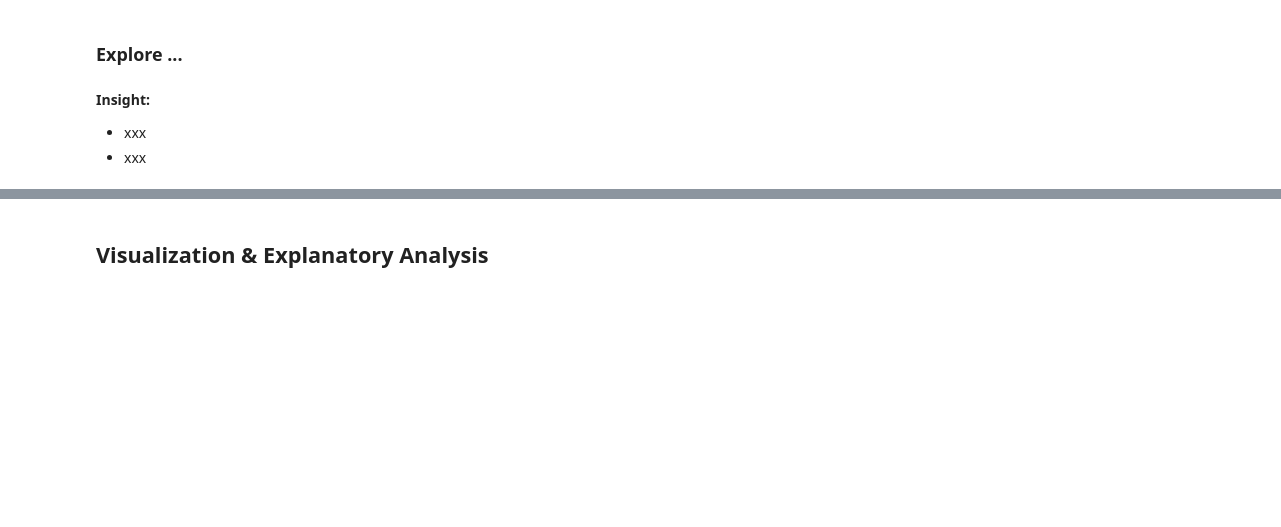
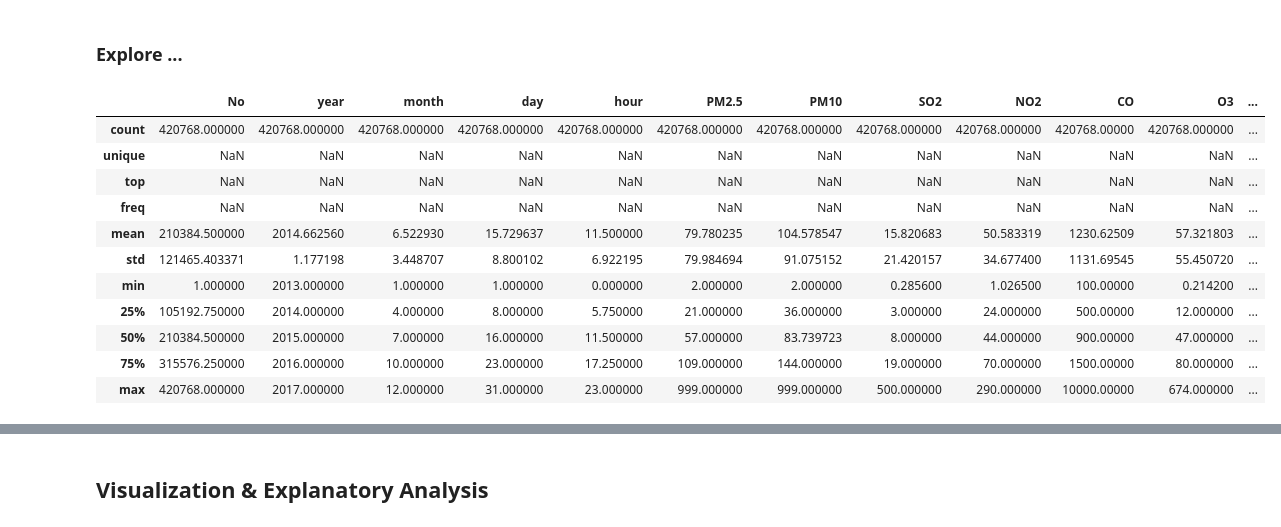
Before and after one commit to fitristachan/Air-Quality-Data-Analytic, a Jupyter notebook: Air_Quality_Data_Analytic.ipynb, the cells around one changed output, grey strips where cells are left out. Cells and saved outputs as stored; diff of their text form; code cells hidden in the pictures; blank space fills up the shorter version.

```diff
--- a/Air_Quality_Data_Analytic.ipynb
+++ b/Air_Quality_Data_Analytic.ipynb
@@ -275,7 +275,18 @@ memory usage: 57.8+ MB
 ## Exploratory Data Analysis (EDA)
 # %% [markdown]
 ### Explore ...
-# %% [markdown]
-**Insight:**
-- xxx
-- xxx
+# %%
+airquality_df.describe(include="all")
+# %% [output]
+|  | No | year | month | day | hour | PM2.5 | PM10 | SO2 | NO2 | CO | O3 | ... |
+| count | 420768.000000 | 420768.000000 | 420768.000000 | 420768.000000 | 420768.000000 | 420768.000000 | 420768.000000 | 420768.000000 | 420768.000000 | 420768.00000 | 420768.000000 | ... |
+| unique | NaN | NaN | NaN | NaN | NaN | NaN | NaN | NaN | NaN | NaN | NaN | ... |
+| top | NaN | NaN | NaN | NaN | NaN | NaN | NaN | NaN | NaN | NaN | NaN | ... |
+| freq | NaN | NaN | NaN | NaN | NaN | NaN | NaN | NaN | NaN | NaN | NaN | ... |
+| mean | 210384.500000 | 2014.662560 | 6.522930 | 15.729637 | 11.500000 | 79.780235 | 104.578547 | 15.820683 | 50.583319 | 1230.62509 | 57.321803 | ... |
+| std | 121465.403371 | 1.177198 | 3.448707 | 8.800102 | 6.922195 | 79.984694 | 91.075152 | 21.420157 | 34.677400 | 1131.69545 | 55.450720 | ... |
+| min | 1.000000 | 2013.000000 | 1.000000 | 1.000000 | 0.000000 | 2.000000 | 2.000000 | 0.285600 | 1.026500 | 100.00000 | 0.214200 | ... |
+| 25% | 105192.750000 | 2014.000000 | 4.000000 | 8.000000 | 5.750000 | 21.000000 | 36.000000 | 3.000000 | 24.000000 | 500.00000 | 12.000000 | ... |
+| 50% | 210384.500000 | 2015.000000 | 7.000000 | 16.000000 | 11.500000 | 57.000000 | 83.739723 | 8.000000 | 44.000000 | 900.00000 | 47.000000 | ... |
+| 75% | 315576.250000 | 2016.000000 | 10.000000 | 23.000000 | 17.250000 | 109.000000 | 144.000000 | 19.000000 | 70.000000 | 1500.00000 | 80.000000 | ... |
+| max | 420768.000000 | 2017.000000 | 12.000000 | 31.000000 | 23.000000 | 999.000000 | 999.000000 | 500.000000 | 290.000000 | 10000.00000 | 674.000000 | ... |
```
Also changed, not shown: parts of 5 cells of this notebook, 1 other file.
